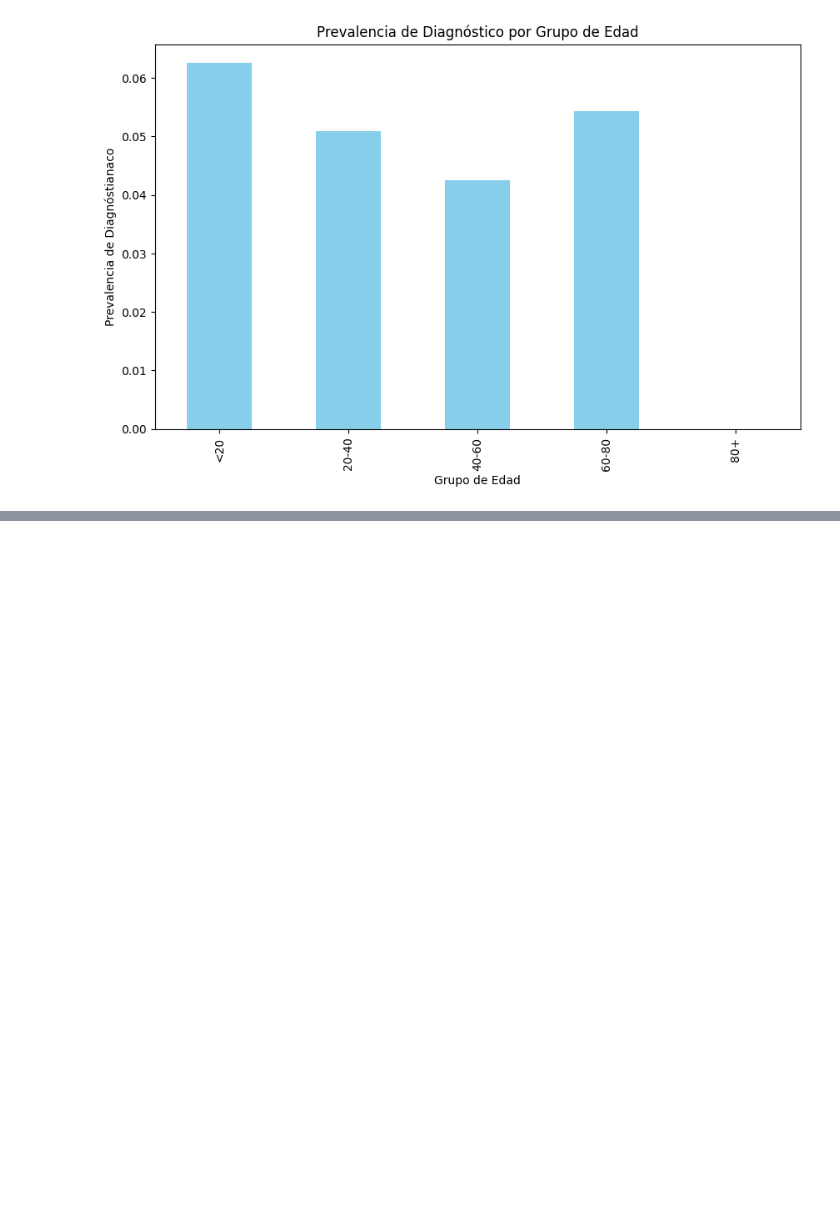
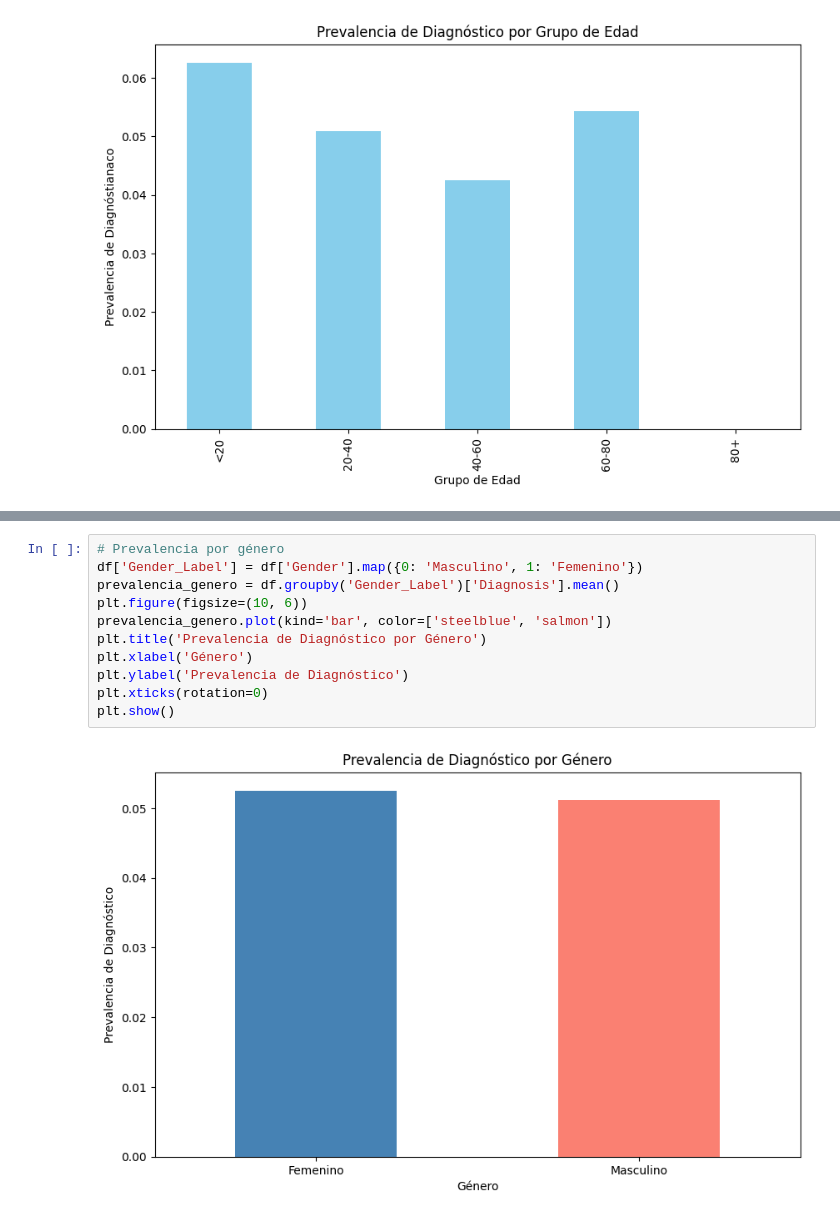
Before and after one commit to FervidEmpress01/Pronostico-de-Enfermedades-Respiratorias, a Jupyter notebook: Proyecto_6_Pronostico_de_Enfermedades_Respiratorias.ipynb, the cells around one changed output, grey strips where cells are left out. Drawn from its saved outputs; the diff is of its cells as text; blank space fills up the shorter version.

```diff
--- a/Proyecto_6_Pronostico_de_Enfermedades_Respiratorias.ipynb
+++ b/Proyecto_6_Pronostico_de_Enfermedades_Respiratorias.ipynb
@@ -246,0 +201,13 @@ plt.show()
+# %%
+# Prevalencia por género
+df['Gender_Label'] = df['Gender'].map({0: 'Masculino', 1: 'Femenino'})
+prevalencia_genero = df.groupby('Gender_Label')['Diagnosis'].mean()
+plt.figure(figsize=(10, 6))
+prevalencia_genero.plot(kind='bar', color=['steelblue', 'salmon'])
+plt.title('Prevalencia de Diagnóstico por Género')
+plt.xlabel('Género')
+plt.ylabel('Prevalencia de Diagnóstico')
+plt.xticks(rotation=0)
+plt.show()
+# %% [output]
+[figure, added]
```
Also changed, not shown: parts of 8 cells of this notebook.
